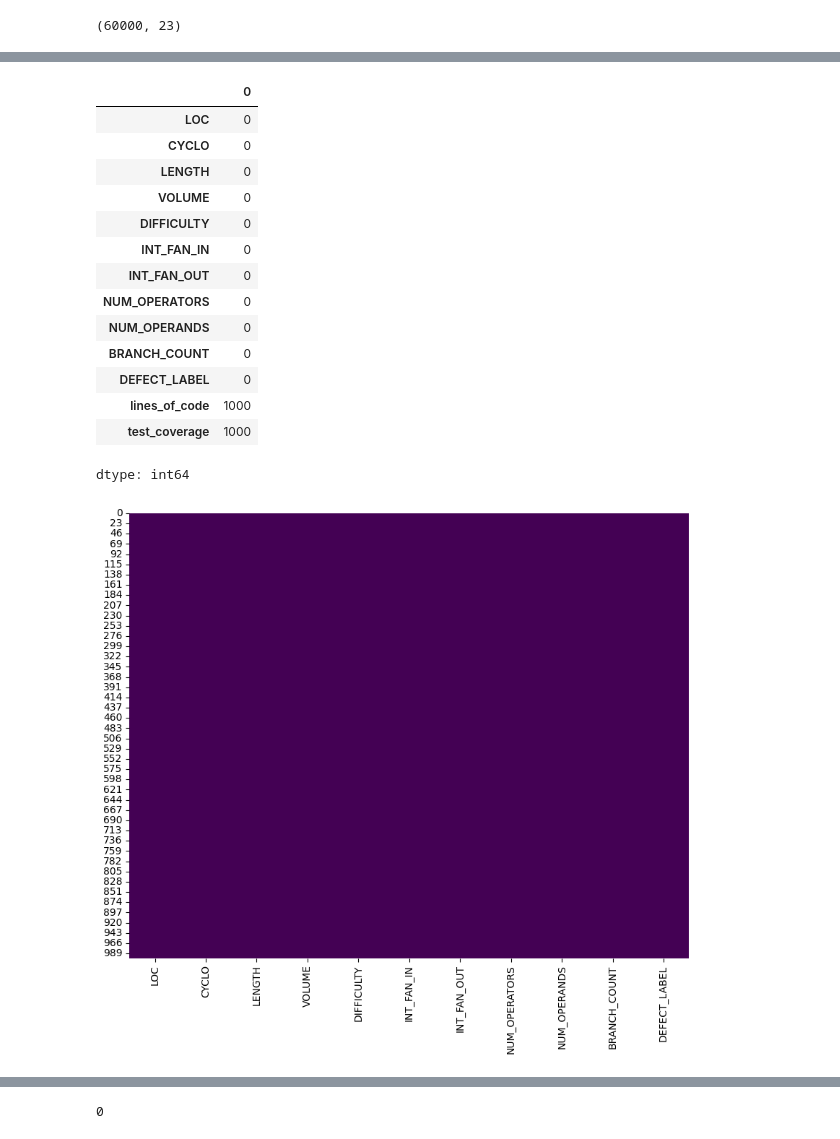
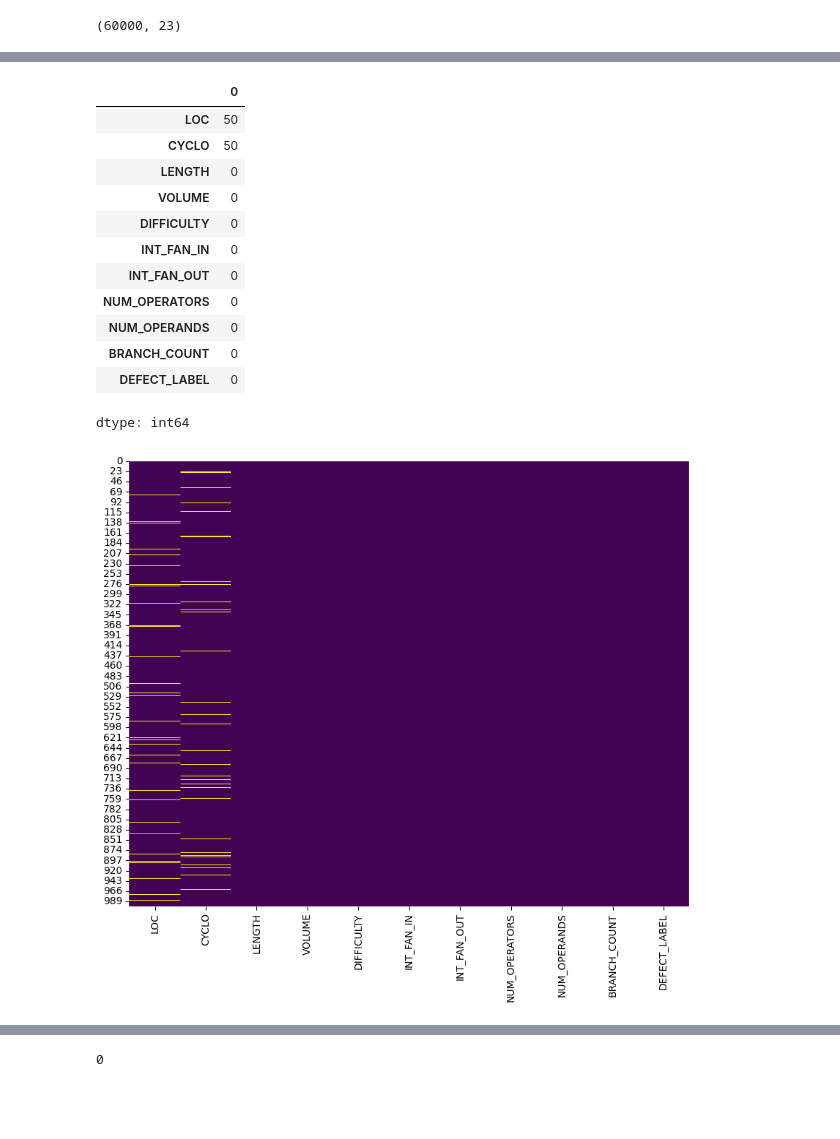
Before and after one commit to yasseen116/Software-Defect-predection-Project, a Jupyter notebook: DS_project.ipynb, the cells around one changed output, grey strips where cells are left out. Saved outputs shown, nothing was run; the diff lists cells and outputs as text; code cells hidden in the pictures; blank space fills up the shorter version.

```diff
--- a/DS_project.ipynb
+++ b/DS_project.ipynb
@@ -33,14 +33,16 @@ df.describe(include='all')
 | 75% | 0.767474 | 0.739130 | 0.761678 | 0.759446 | 0.750681 | 0.777778 | 0.777778 | 0.756646 | 0.742828 | ... |
 | max | 1.000000 | 1.000000 | 1.000000 | 1.000000 | 1.000000 | 1.000000 | 1.000000 | 1.000000 | 1.000000 | ... |
 # %%
-#adding missing values
-df.loc[df.sample(frac=0.001, random_state=42).index, 'lines_of_code'] = np.nan
-df.loc[df.sample(frac=0.001, random_state=7).index, 'test_coverage'] = np.nan
+# Add missing values to 5% of rows in selected columns
+
+df.loc[df.sample(frac=0.05, random_state=42).index, 'LOC'] = np.nan
+df.loc[df.sample(frac=0.05, random_state=7).index, 'CYCLO'] = np.nan
+
 df.isnull().sum()
 # %% [output]
 |  | 0 |
-| LOC | 0 |
-| CYCLO | 0 |
+| LOC | 50 |
+| CYCLO | 50 |
 | LENGTH | 0 |
 | VOLUME | 0 |
 | DIFFICULTY | 0 |
@@ -50,8 +52,6 @@ df.isnull().sum()
 | NUM_OPERANDS | 0 |
 | BRANCH_COUNT | 0 |
 | DEFECT_LABEL | 0 |
-| lines_of_code | 1000 |
-| test_coverage | 1000 |
 dtype: int64
 # %%
 plt.figure(figsize= (10,8))
@@ -59,4 +59,4 @@ plt.figure(figsize= (10,8))
 sns.heatmap(df.isnull(),cbar= False,cmap="viridis")
 plt.show()
 # %% [output]
-[figure, old version]
+[figure, new version]
```
Also changed, not shown: parts of 11 cells of this notebook.
